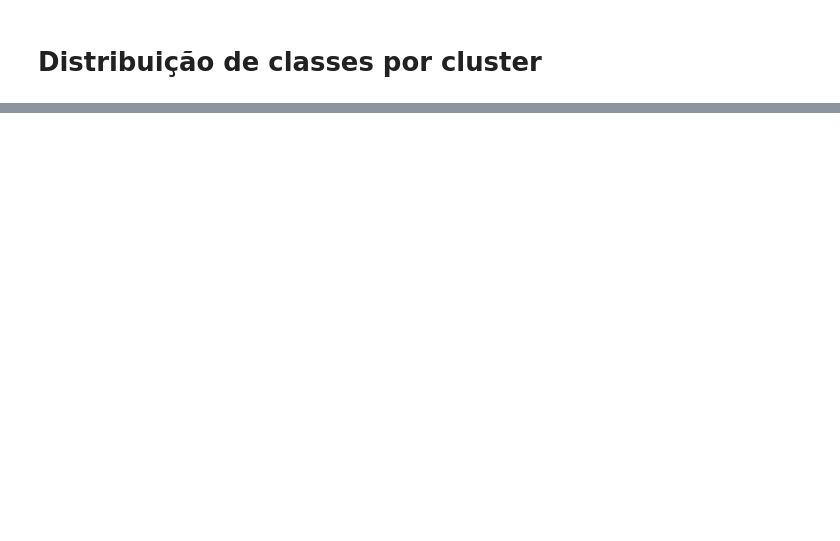
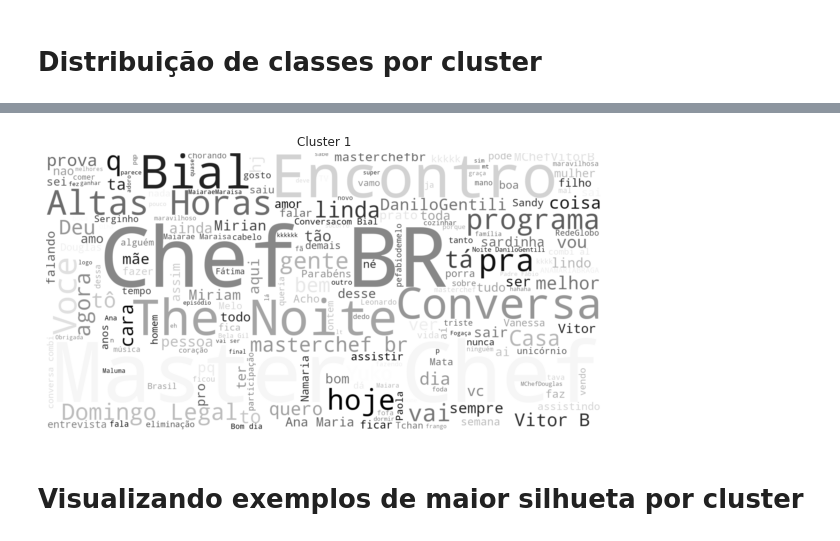
Before and after one commit to kenzosakiyama/tweet_clustering, a Jupyter notebook: sparse_clustering.ipynb, the cells around one changed output, grey strips where cells are left out. Drawn from its saved outputs; the diff is of its cells as text; code cells hidden in the pictures; blank space fills up the shorter version.

```diff
--- a/sparse_clustering.ipynb
+++ b/sparse_clustering.ipynb
@@ -182,0 +202,13 @@ Text(0.5, 0, 'Cluster 1')
+# %%
+plot_wordclouds(
+    text=" ".join(c1_df["text"].values.tolist()),
+    title=f"Cluster {cluster_pair[1]}",
+    colormap="binary",
+    background_color='white',
+    max_words=200,
+    width=1600, height=800
+)
+# %% [output]
+[figure, added]
+# %% [markdown]
+# Visualizando exemplos de maior silhueta por cluster
```
Also changed, not shown: parts of 17 cells of this notebook, 2 other files.
